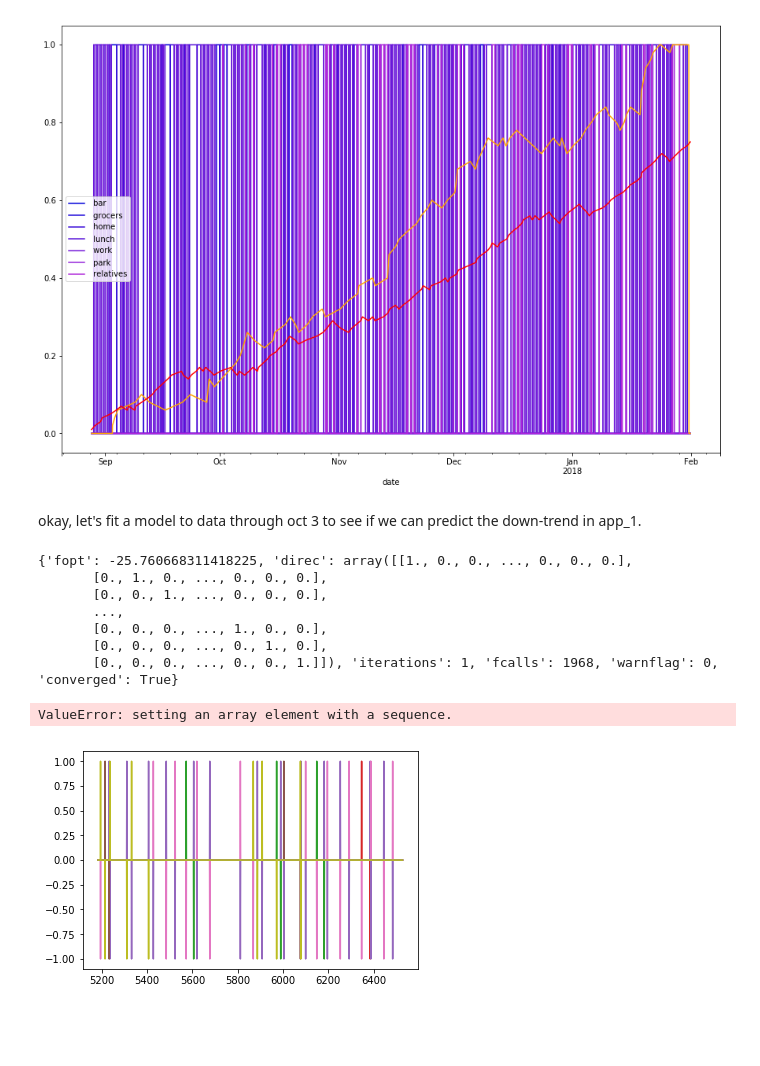
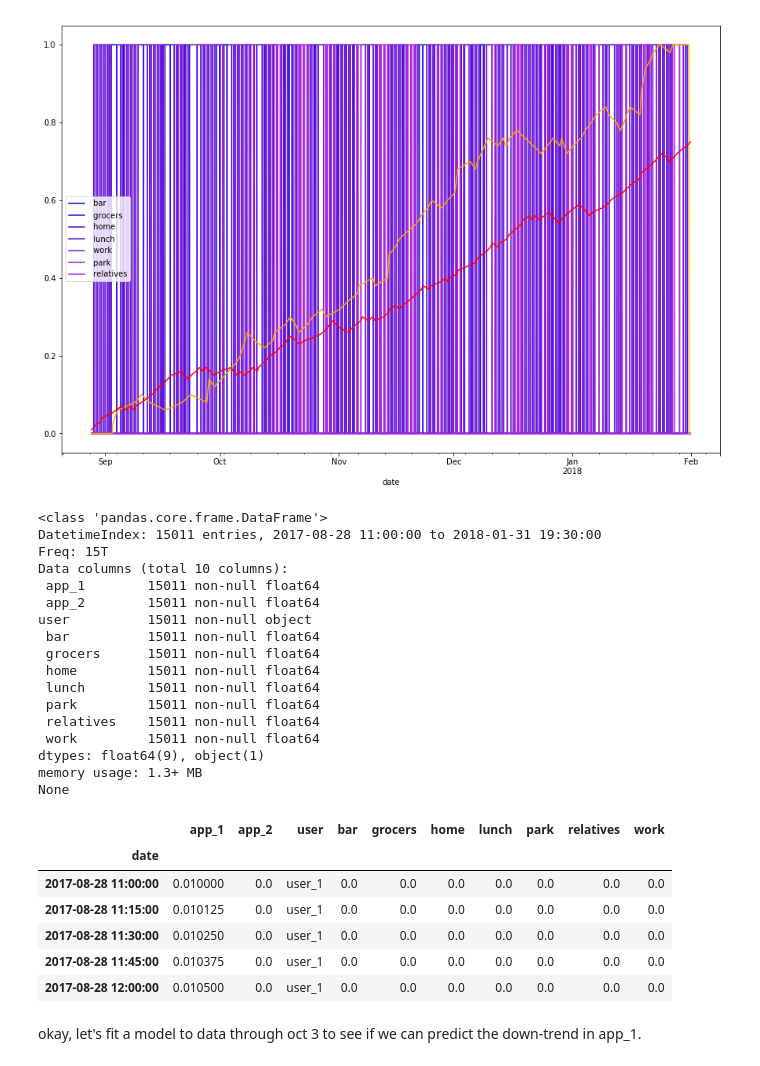
Before and after one commit to robbiemu/location-metric-data, a Jupyter notebook: appData and locationData.ipynb, the cells around one changed output. Saved outputs shown, nothing was run; the diff lists cells and outputs as text; code cells hidden in the pictures; blank space fills up the shorter version.

```diff
--- a/appData and locationData.ipynb
+++ b/appData and locationData.ipynb
@@ -241,6 +241,34 @@ u1[' app_1'].plot(color='r')
 # %% [output]
 <matplotlib.axes._subplots.AxesSubplot at 0x...>
 [figure]
+# %%
+print(u1.info())
+u1.head()
+# %% [output]
+<class 'pandas.core.frame.DataFrame'>
+DatetimeIndex: 15011 entries, 2017-08-28 11:00:00 to 2018-01-31 19:30:00
+Freq: 15T
+Data columns (total 10 columns):
+ app_1        15011 non-null float64
+ app_2        15011 non-null float64
+user          15011 non-null object
+ bar          15011 non-null float64
+ grocers      15011 non-null float64
+ home         15011 non-null float64
+ lunch        15011 non-null float64
+ park         15011 non-null float64
+ relatives    15011 non-null float64
+ work         15011 non-null float64
+dtypes: float64(9), object(1)
+memory usage: 1.3+ MB
+None
+|  | app_1 | app_2 | user | bar | grocers | home | lunch | park | relatives | work |
+| date |  |  |  |  |  |  |  |  |  |  |
+| 2017-08-28 11:00:00 | 0.010000 | 0.0 | user_1 | 0.0 | 0.0 | 0.0 | 0.0 | 0.0 | 0.0 | 0.0 |
+| 2017-08-28 11:15:00 | 0.010125 | 0.0 | user_1 | 0.0 | 0.0 | 0.0 | 0.0 | 0.0 | 0.0 | 0.0 |
+| 2017-08-28 11:30:00 | 0.010250 | 0.0 | user_1 | 0.0 | 0.0 | 0.0 | 0.0 | 0.0 | 0.0 | 0.0 |
+| 2017-08-28 11:45:00 | 0.010375 | 0.0 | user_1 | 0.0 | 0.0 | 0.0 | 0.0 | 0.0 | 0.0 | 0.0 |
+| 2017-08-28 12:00:00 | 0.010500 | 0.0 | user_1 | 0.0 | 0.0 | 0.0 | 0.0 | 0.0 | 0.0 | 0.0 |
 # %% [markdown]
 okay, let's fit a model to data through oct 3 to see if we can predict the down-trend in app_1.
 # %%
@@ -271,14 +299,14 @@ size = (4*24)*54 # hoping
 train, test = X[0:size], X[size:size+(14*4*24)]
 
 train = train.loc[:, (train != train.iloc[0]).any()] # https://stackoverflow.com/questions/20209600/panda-dataframe-remove-constant-column
+test = test.loc[:, (test != test.iloc[0]).any()] # https://stackoverflow.com/questions/20209600/panda-dataframe-remove-constant-column
 
 #print(train.var(), X.info())
 
 # train autoregression
 model = VARMAX(train)
 model_fit = model.fit(method='powell', disp=False)
-
-print(model_fit.mle_retvals)
+#print(model_fit.mle_retvals)
 
 ##window = model_fit.k_ar
 coef = model_fit.params
@@ -291,22 +319,3 @@ for t in range(len(test)):
     obs = test.iloc[t]
     predictions.append(yhat)
     history.append(obs)
-
-#for column in columns:
-#    error = mean_squared_error(test[column], predictions[column])
-#print('Test MSE:', error)
-
-# plot
-plt.plot(test)
-plt.plot(predictions, color='red')
-plt.show()
-# %% [output]
-{'fopt': -25.760668311418225, 'direc': array([[1., 0., 0., ..., 0., 0., 0.],
-       [0., 1., 0., ..., 0., 0., 0.],
-       [0., 0., 1., ..., 0., 0., 0.],
-       ...,
-       [0., 0., 0., ..., 1., 0., 0.],
-       [0., 0., 0., ..., 0., 1., 0.],
-       [0., 0., 0., ..., 0., 0., 1.]]), 'iterations': 1, 'fcalls': 1968, 'warnflag': 0, 'converged': True}
-ValueError: setting an array element with a sequence.
-[figure, removed]
```
Also changed, not shown: parts of 2 cells of this notebook.
